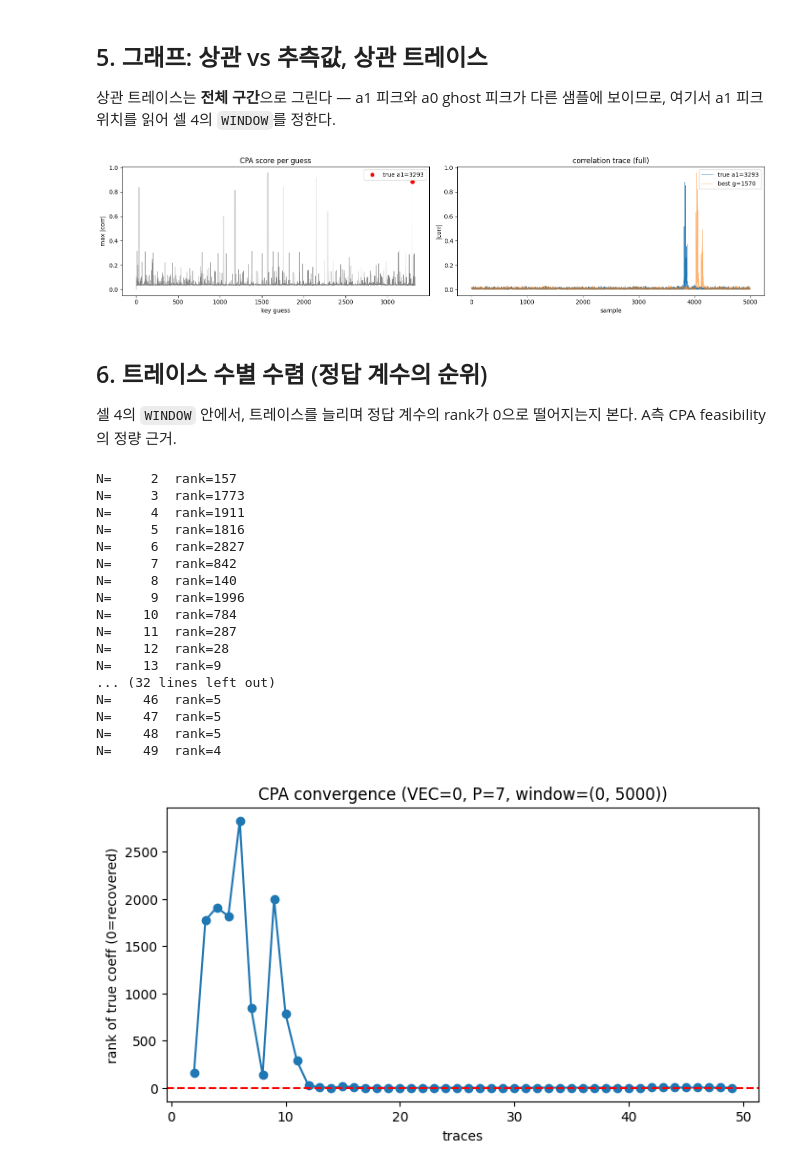
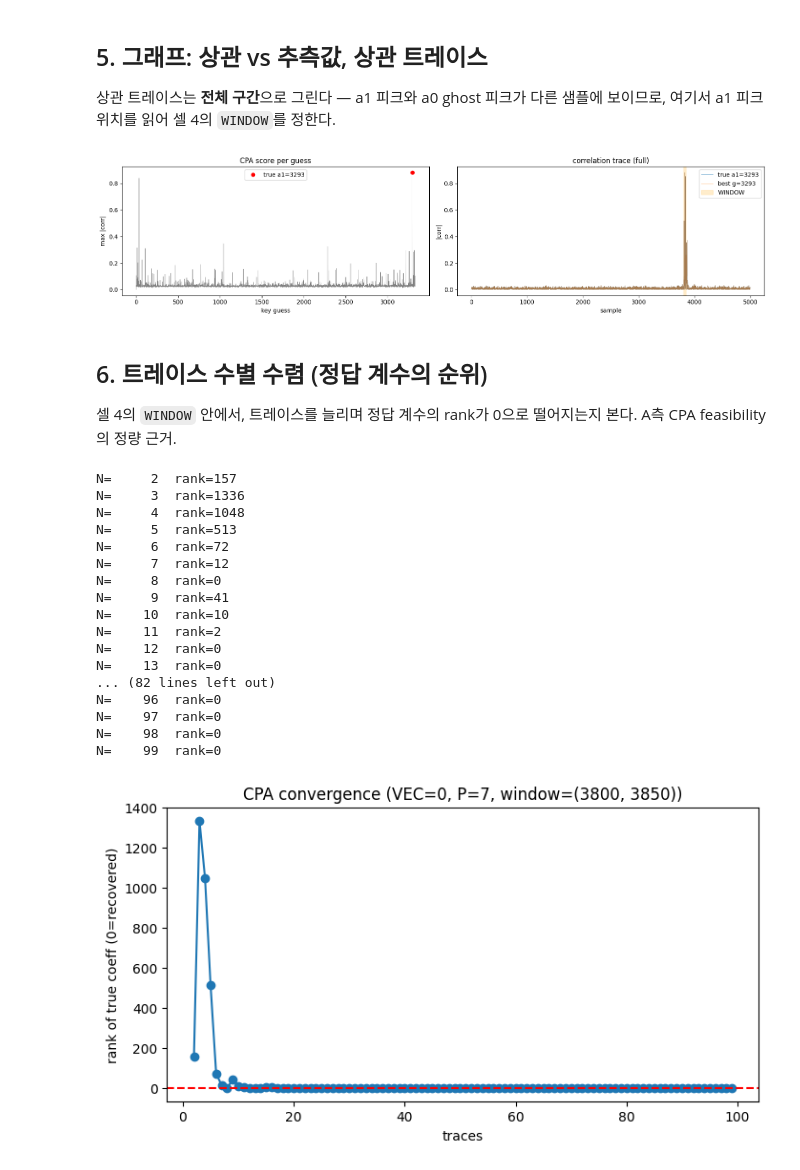
Before and after one commit to heahgo/Side-Channel-Analysis, a Jupyter notebook: jupyter/mlkem-cpa-a.ipynb, the cells around one changed output. Saved outputs shown, nothing was run; the diff lists cells and outputs as text; code cells hidden in the pictures.

```diff
--- a/jupyter/mlkem-cpa-a.ipynb
+++ b/jupyter/mlkem-cpa-a.ipynb
@@ -109,6 +109,9 @@ with np.load(path) as d:                          # with: 읽고 파일 핸들
     traces = d["traces"].astype(np.float32)       # (T, S) 파형
     cts    = d["ct"]                              # (T, 1088) 암호문 — traces[i] <-> cts[i] 정렬
     dk     = d["dk"].tobytes()                    # 비밀키 bytes (채점용)
+    if "impl" in d.files:                         # 수집 노트북이 저장한 메타가 있으면
+        print("meta -> scheme:", int(d["scheme"]), " impl:", str(d["impl"]),  # 스킴/구현/최적화/캡처 확인
+              " opt: -O" + str(d["opt"]), " samples:", int(d["samples"]))
 
 T, S = traces.shape                               # T=파형 수, S=샘플 수
 print("traces:", traces.shape, " ct:", cts.shape) # 모양 확인
@@ -139,7 +139,7 @@ true a1 = 3293  | b1[:5] = [ -882    93  1591 -1374   379]
 전체 구간이면 더 세게 새는 쪽(보통 짝수 계수 a0)이 ghost로 1등을 뺏는다. 두 연산은 **다른 샘플**에서
 새므로, 셀 5 상관 트레이스에서 a1 피크 위치를 보고 `WINDOW`를 그 구간으로 좁히면 a1이 1등이 된다.
 # %%
-WINDOW = None                                     # None=전체 샘플, (lo,hi)=그 구간만 (a0 ghost 분리용). 예: (3790, 3860)
+WINDOW = (3800, 3850)                                     # None=전체 샘플, (lo,hi)=그 구간만 (a0 ghost 분리용). 예: (3790, 3860)
 
 HW16_TABLE = np.array([bin(v).count("1") for v in range(1 << 16)], dtype=np.uint8)  # 0..65535의 비트1 개수 표
 
@@ -211,51 +211,51 @@ ax[1].set_title("correlation trace (full)"); ax[1].legend()                # 제
 
 plt.tight_layout(); plt.show()                                             # 배치/표시
 # %% [output]
-[figure, old version]
+[figure, new version]
 # %% [markdown]
 ## 6. 트레이스 수별 수렴 (정답 계수의 순위)
 
 셀 4의 `WINDOW` 안에서, 트레이스를 늘리며 정답 계수의 rank가 0으로 떨어지는지 본다. A측 CPA feasibility의 정량 근거.
 # %%
-steps = [i for i in range(2, 50)]  # 늘려볼 트레이스 수
+steps = [i for i in range(2, 100)]  # 늘려볼 트레이스 수
 rank_curve = []                                   # 각 n의 rank 기록
 
 for n in steps:                                   # 트레이스 n개만으로 반복
     model_n          = hw_model[:, :n]            # 앞 n개 트레이스의 모델
     model_n_centered = model_n - model_n.mean(axis=1, keepdims=True)       # 평균 제거
     model_n_norm     = np.sqrt((model_n_centered ** 2).sum(axis=1)) + 1e-12  # norm
 
     win_n          = traces[:n, lo:hi].astype(np.float64)                  # 앞 n개 × 셀4 WINDOW 구간
     win_n_centered = win_n - win_n.mean(axis=0)                            # 평균 제거
     win_n_norm     = np.sqrt((win_n_centered ** 2).sum(axis=0)) + 1e-12    # norm
 
     corr_n  = (model_n_centered @ win_n_centered) / (model_n_norm[:, None] * win_n_norm[None, :])  # 상관
     score_n = np.abs(corr_n).max(axis=1)          # 추측별 점수
     rank_n  = int((score_n > score_n[true_a1]).sum())  # 정답보다 높은 추측 수(0=복구)
     rank_curve.append(rank_n)                     # 기록
     print(f"N={n:6d}  rank={rank_n}")             # 진행 표시
 
 plt.figure(figsize=(8, 4))                        # 새 그림
 plt.plot(steps, rank_curve, "o-")                 # 트레이스 수 vs rank
 plt.axhline(0, color="r", ls="--")                # rank 0 기준선
 plt.xlabel("traces"); plt.ylabel("rank of true coeff (0=recovered)")  # 축 라벨
 plt.title(f"CPA convergence (VEC={VEC}, P={P}, window={(lo, hi)})"); plt.show()  # 제목/표시
 # %% [output]
 N=     2  rank=157
-N=     3  rank=1773
-N=     4  rank=1911
-N=     5  rank=1816
-N=     6  rank=2827
-N=     7  rank=842
-N=     8  rank=140
-N=     9  rank=1996
-N=    10  rank=784
-N=    11  rank=287
-N=    12  rank=28
-N=    13  rank=9
-... (32 lines left out)
-N=    46  rank=5
-N=    47  rank=5
-N=    48  rank=5
-N=    49  rank=4
+N=     3  rank=1336
+N=     4  rank=1048
+N=     5  rank=513
+N=     6  rank=72
+N=     7  rank=12
+N=     8  rank=0
+N=     9  rank=41
+N=    10  rank=10
+N=    11  rank=2
+N=    12  rank=0
+N=    13  rank=0
+... (82 lines left out)
+N=    96  rank=0
+N=    97  rank=0
+N=    98  rank=0
+N=    99  rank=0
-[figure, old version]
+[figure, new version]
```
Also changed, not shown: parts of 2 cells of this notebook, 1 other file.
